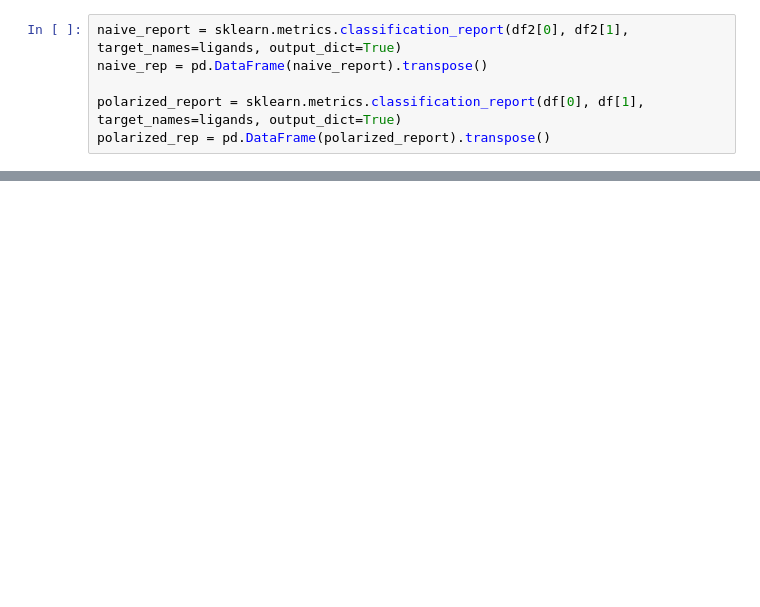
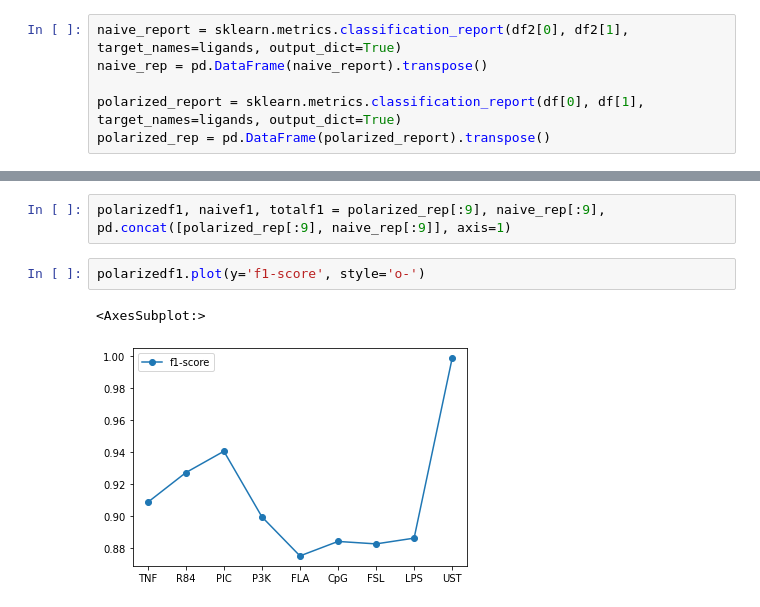
Before and after one commit to apple-soda/lstm-nfkb-dynamics, a Jupyter notebook: notebooks/report.ipynb, the cells around one changed output, grey strips where cells are left out. Drawn from its saved outputs; the diff is of its cells as text; blank space fills up the shorter version.

```diff
--- a/notebooks/report.ipynb
+++ b/notebooks/report.ipynb
@@ -181,0 +212,7 @@ weighted avg   0.912744  0.912359  0.912356  17412.000000
+# %%
+polarizedf1, naivef1, totalf1 = polarized_rep[:9], naive_rep[:9], pd.concat([polarized_rep[:9], naive_rep[:9]], axis=1)
+# %%
+polarizedf1.plot(y='f1-score', style='o-')
+# %% [output]
+<AxesSubplot:>
+[figure, added]
```
Also changed, not shown: parts of 37 cells of this notebook, 2 other files.
